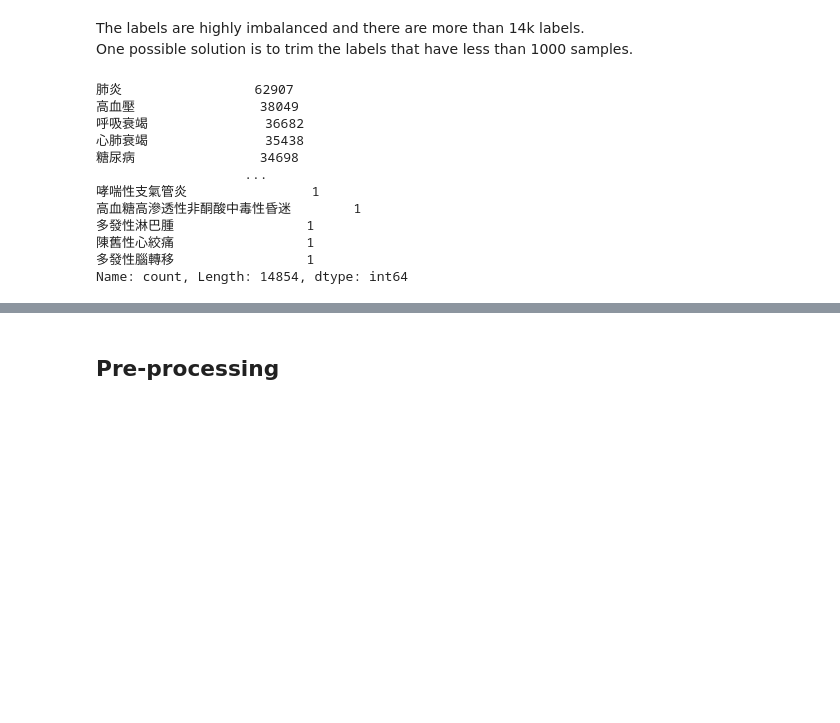
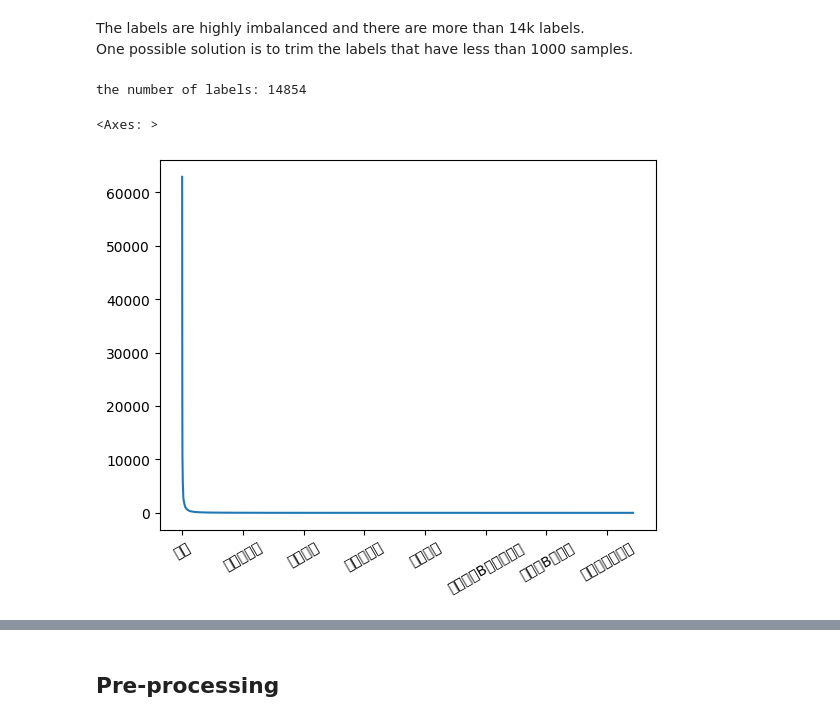
Before and after one commit to eddielin0926/icd-tokenize, a Jupyter notebook: train.ipynb, the cells around one changed output, grey strips where cells are left out. Cells and saved outputs as stored; diff of their text form; code cells hidden in the pictures; blank space fills up the shorter version.

```diff
--- a/train.ipynb
+++ b/train.ipynb
@@ -44,22 +45,19 @@ df['catalogs'].apply(len).value_counts().plot(kind='bar',rot=0)
 The labels are highly imbalanced and there are more than 14k labels.
 One possible solution is to trim the labels that have less than 1000 samples.
 # %%
-catalogs = df['catalogs'].tolist()
-labels = [label for catalog in catalogs for label in catalog]
-labels_count = pd.Series(labels).value_counts()
-display(labels_count)
-# display(labels_count.plot(rot=30, figsize=(12, 6)))
+from pandas import DataFrame
+
+def count_labels(df: DataFrame):
+    catalogs = df['catalogs'].tolist()
+    labels = [label for catalog in catalogs for label in catalog]
+    labels_count = pd.Series(labels).value_counts()
+    return labels_count
+
+counts = count_labels(df)
+print(f"the number of labels: {len(counts)}")
+display(counts.plot(rot=30))
 # %% [output]
-肺炎                 62907
-高血壓                38049
-呼吸衰竭               36682
-心肺衰竭               35438
-糖尿病                34698
-                   ...
-哮喘性支氣管炎                1
-高血糖高滲透性非酮酸中毒性昏迷        1
-多發性淋巴腫                 1
-陳舊性心絞痛                 1
-多發性腦轉移                 1
-Name: count, Length: 14854, dtype: int64
+the number of labels: 14854
+<Axes: >
+[figure, added]
 # %%
```
Also changed, not shown: parts of 7 cells of this notebook, 9 other files.
